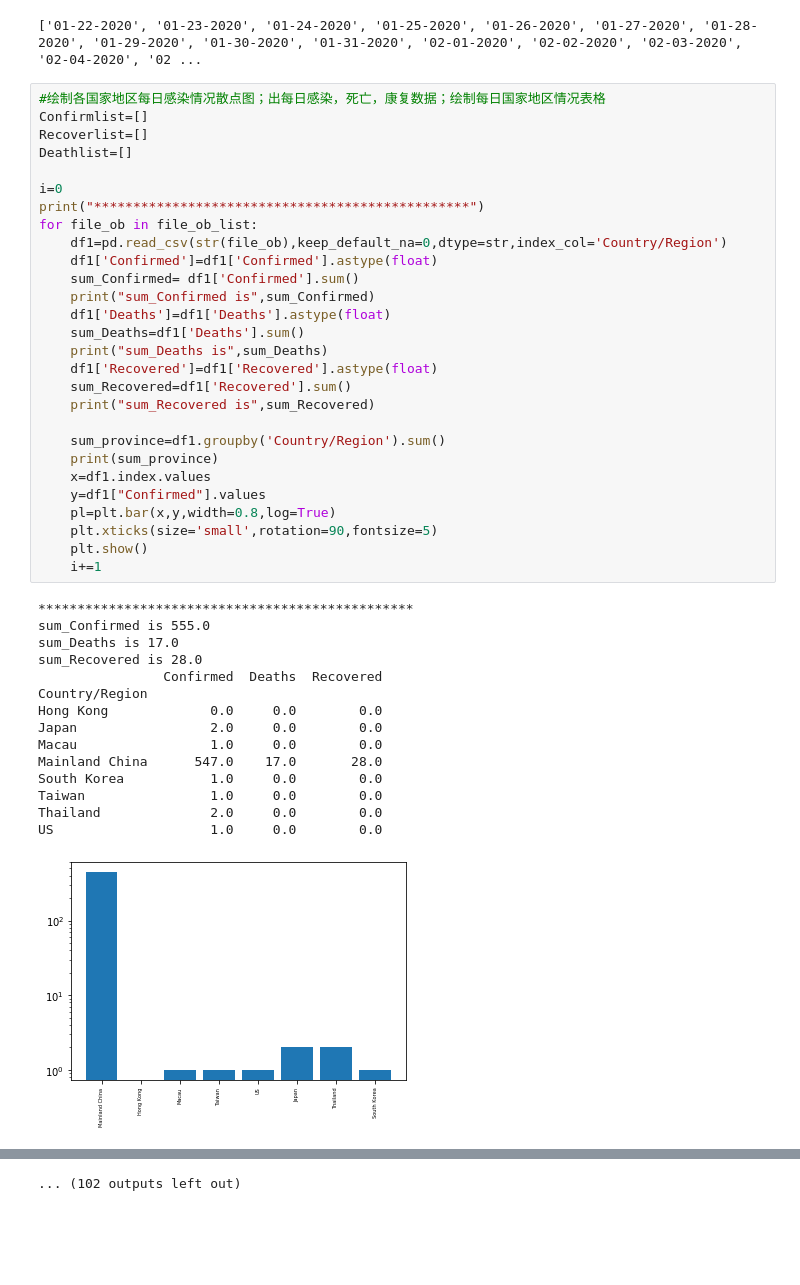
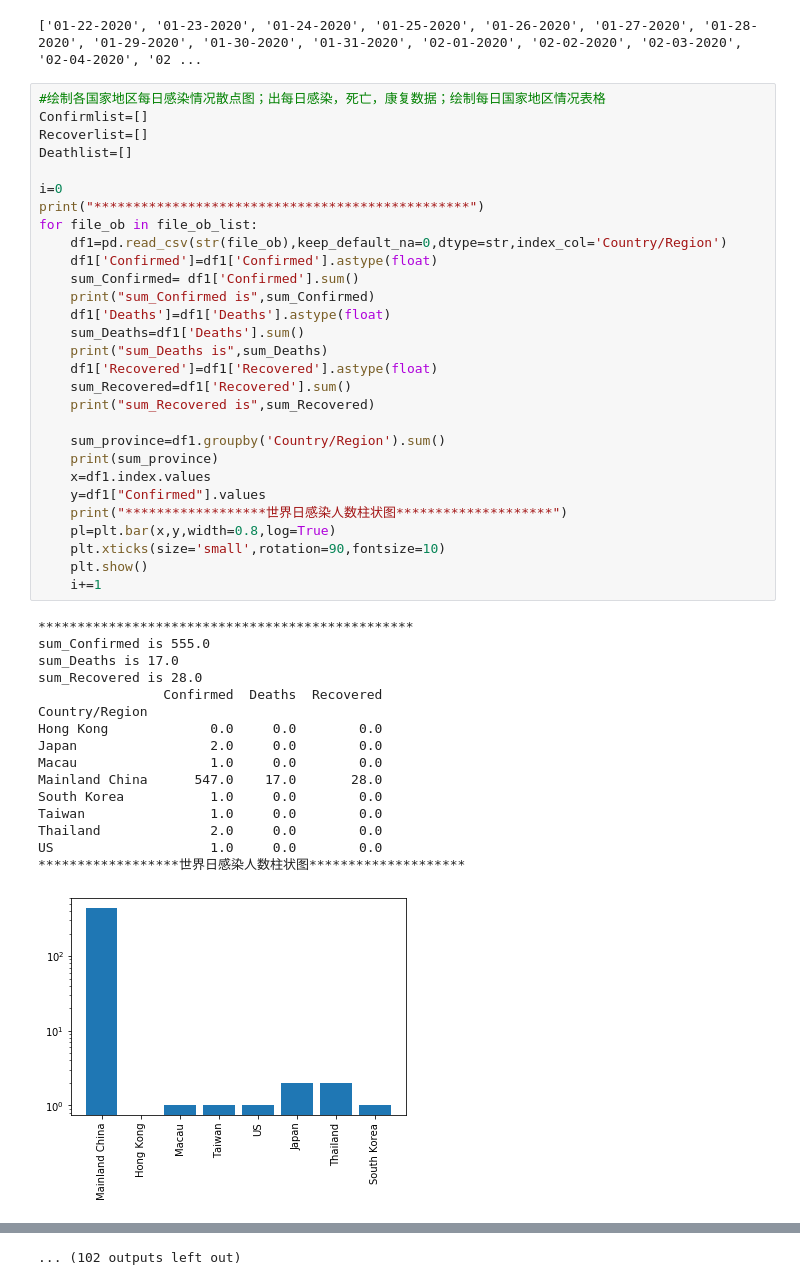
Before and after one commit to lhb0902/Novel-coronavirus-infection-analysis-based-on-data-set-from-John-hodgkins-university, a Jupyter notebook: 世界每日感染、死亡、痊愈情况柱状图分析、表格分析.ipynb, the cells around one changed output, grey strips where cells are left out. Saved outputs shown, nothing was run; the diff lists cells and outputs as text; blank space fills up the shorter version.

```diff
--- a/世界每日感染、死亡、痊愈情况柱状图分析、表格分析.ipynb
+++ b/世界每日感染、死亡、痊愈情况柱状图分析、表格分析.ipynb
@@ -39,35 +39,37 @@ for file_ob in file_ob_list:
     print("sum_Confirmed is",sum_Confirmed)
     df1['Deaths']=df1['Deaths'].astype(float)
     sum_Deaths=df1['Deaths'].sum()
     print("sum_Deaths is",sum_Deaths)
     df1['Recovered']=df1['Recovered'].astype(float)
     sum_Recovered=df1['Recovered'].sum()
     print("sum_Recovered is",sum_Recovered)
 
     sum_province=df1.groupby('Country/Region').sum()
     print(sum_province)
     x=df1.index.values
     y=df1["Confirmed"].values
+    print("******************世界日感染人数柱状图********************")
     pl=plt.bar(x,y,width=0.8,log=True)
-    plt.xticks(size='small',rotation=90,fontsize=5)
+    plt.xticks(size='small',rotation=90,fontsize=10)
     plt.show()
     i+=1
 # %% [output]
 ************************************************
 sum_Confirmed is 555.0
 sum_Deaths is 17.0
 sum_Recovered is 28.0
                 Confirmed  Deaths  Recovered
 Country/Region
 Hong Kong             0.0     0.0        0.0
 Japan                 2.0     0.0        0.0
 Macau                 1.0     0.0        0.0
 Mainland China      547.0    17.0       28.0
 South Korea           1.0     0.0        0.0
 Taiwan                1.0     0.0        0.0
 Thailand              2.0     0.0        0.0
 US                    1.0     0.0        0.0
+******************世界日感染人数柱状图********************
-[figure, old version]
+[figure, new version]
 sum_Confirmed is 653.0
 sum_Deaths is 18.0
 sum_Recovered is 30.0
```
Also changed, not shown: parts of 1 cell of this notebook, 5 other files.
